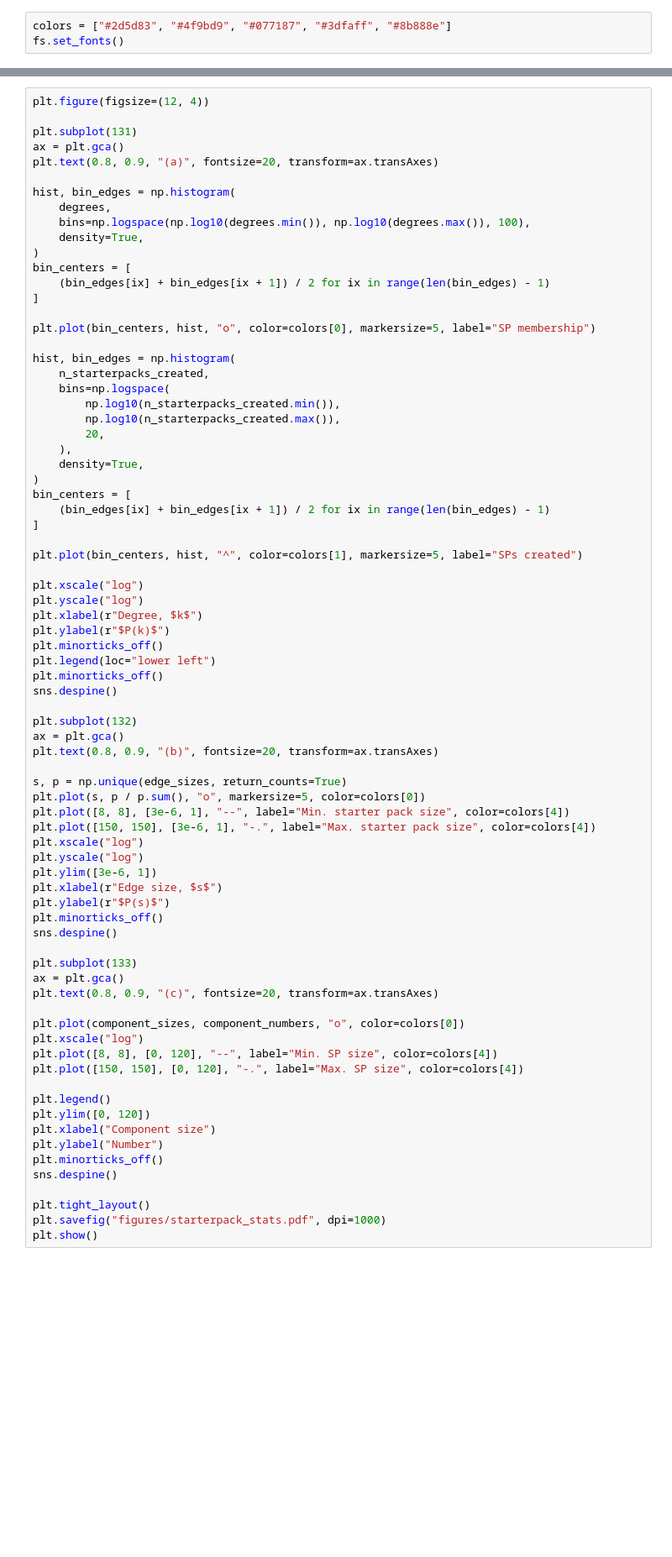
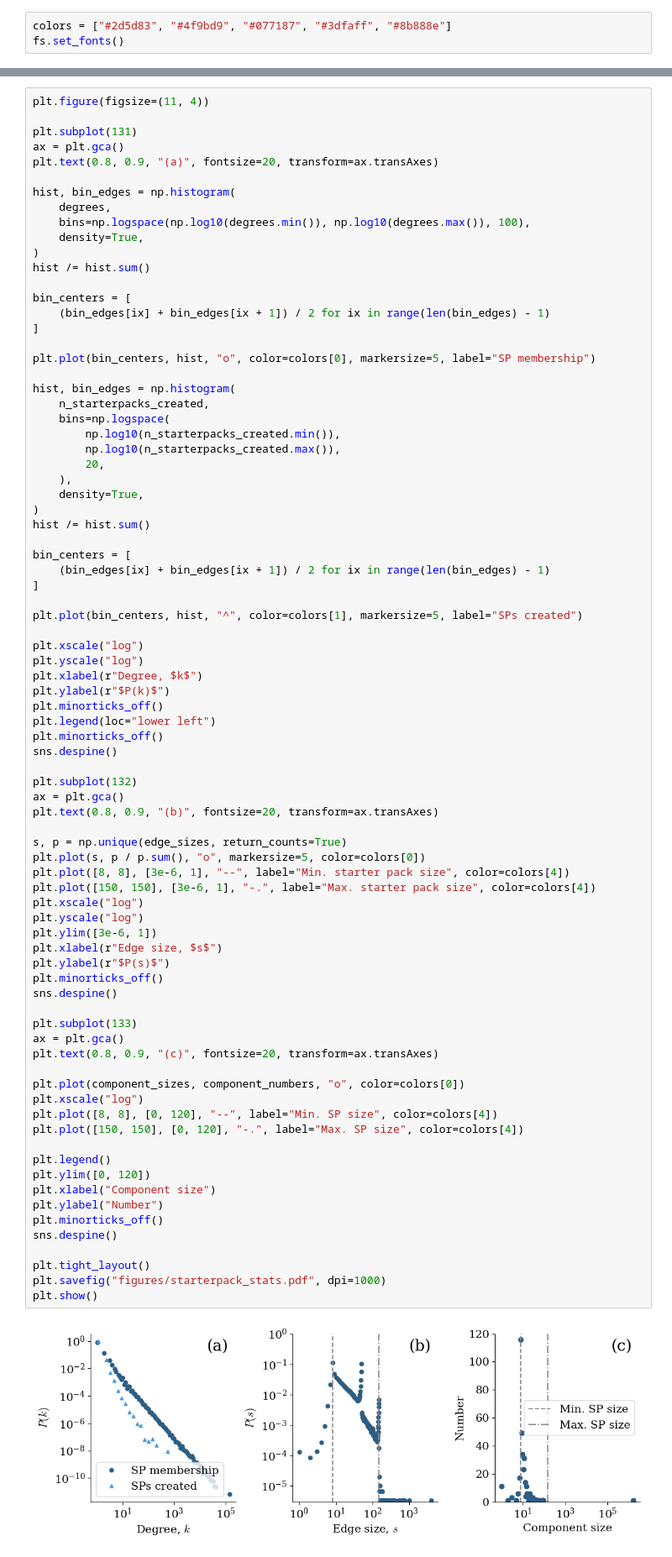
Before and after one commit to nwlandry/a-blue-start, a Jupyter notebook: plot_starterpack_stats.ipynb, the cells around one changed output, grey strips where cells are left out. Shown at 84% size. Saved outputs shown, nothing was run; the diff lists cells and outputs as text; blank space fills up the shorter version.

```diff
--- a/plot_starterpack_stats.ipynb
+++ b/plot_starterpack_stats.ipynb
@@ -43,5 +81,5 @@ account_age_at_creation = data["account-age-at-creation"]
 # %%
-plt.figure(figsize=(12, 4))
+plt.figure(figsize=(11, 4))
 
 plt.subplot(131)
 ax = plt.gca()
@@ -52,6 +90,8 @@ hist, bin_edges = np.histogram(
     bins=np.logspace(np.log10(degrees.min()), np.log10(degrees.max()), 100),
     density=True,
 )
+hist /= hist.sum()
+
 bin_centers = [
     (bin_edges[ix] + bin_edges[ix + 1]) / 2 for ix in range(len(bin_edges) - 1)
 ]
@@ -67,6 +107,8 @@ hist, bin_edges = np.histogram(
     ),
     density=True,
 )
+hist /= hist.sum()
+
 bin_centers = [
     (bin_edges[ix] + bin_edges[ix + 1]) / 2 for ix in range(len(bin_edges) - 1)
 ]
@@ -90,33 +132,35 @@ s, p = np.unique(edge_sizes, return_counts=True)
 plt.plot(s, p / p.sum(), "o", markersize=5, color=colors[0])
 plt.plot([8, 8], [3e-6, 1], "--", label="Min. starter pack size", color=colors[4])
 plt.plot([150, 150], [3e-6, 1], "-.", label="Max. starter pack size", color=colors[4])
 plt.xscale("log")
 plt.yscale("log")
 plt.ylim([3e-6, 1])
 plt.xlabel(r"Edge size, $s$")
 plt.ylabel(r"$P(s)$")
 plt.minorticks_off()
 sns.despine()
 
 plt.subplot(133)
 ax = plt.gca()
 plt.text(0.8, 0.9, "(c)", fontsize=20, transform=ax.transAxes)
 
 plt.plot(component_sizes, component_numbers, "o", color=colors[0])
 plt.xscale("log")
 plt.plot([8, 8], [0, 120], "--", label="Min. SP size", color=colors[4])
 plt.plot([150, 150], [0, 120], "-.", label="Max. SP size", color=colors[4])
 
 plt.legend()
 plt.ylim([0, 120])
 plt.xlabel("Component size")
 plt.ylabel("Number")
 plt.minorticks_off()
 sns.despine()
 
 plt.tight_layout()
 plt.savefig("figures/starterpack_stats.pdf", dpi=1000)
 plt.show()
+# %% [output]
+[figure, added]
 # %%
 ## stats about starter pack sizes
 print(f"Min starter pack size is ", min_edge_size)
```
Also changed, not shown: parts of 10 cells of this notebook, 6 other files.
